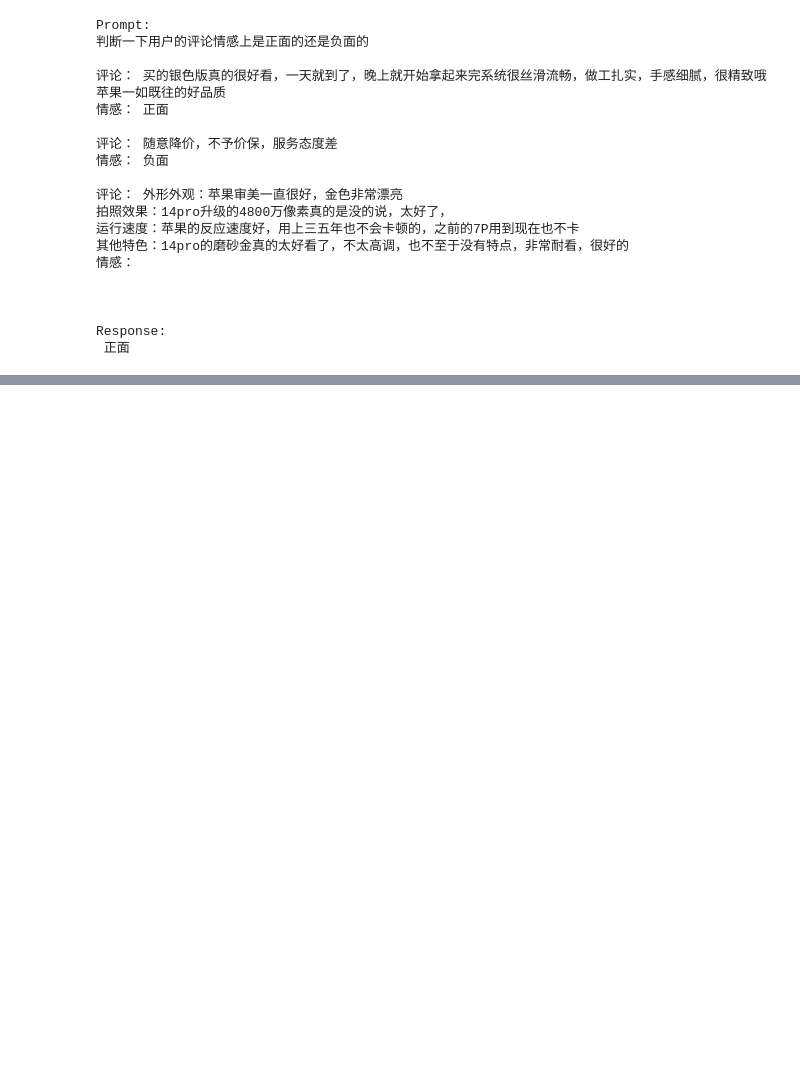
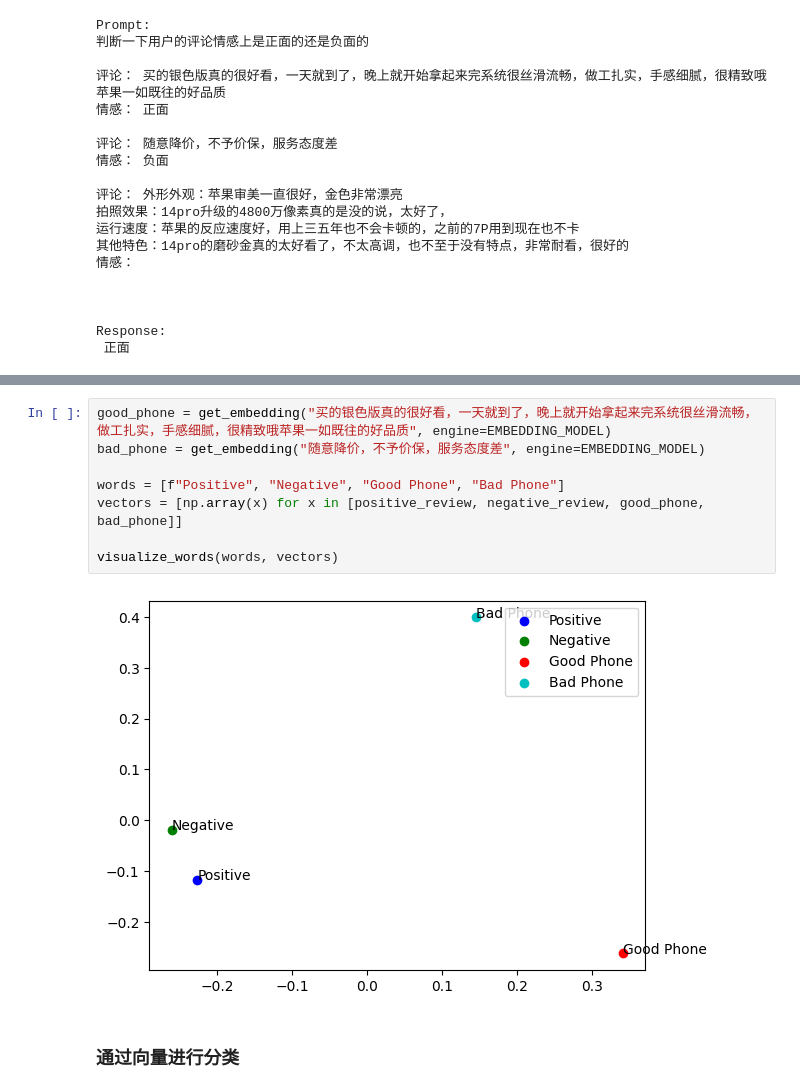
Before and after one commit to xuwenhao/mactalk-ai-course, a Jupyter notebook: week2.ipynb, the cells around one changed output, grey strips where cells are left out. Cells and saved outputs as stored; diff of their text form; blank space fills up the shorter version.

```diff
--- a/week2.ipynb
+++ b/week2.ipynb
@@ -203,0 +557,12 @@ Response:
+# %%
+good_phone = get_embedding("买的银色版真的很好看，一天就到了，晚上就开始拿起来完系统很丝滑流畅，做工扎实，手感细腻，很精致哦苹果一如既往的好品质", engine=EMBEDDING_MODEL)
+bad_phone = get_embedding("随意降价，不予价保，服务态度差", engine=EMBEDDING_MODEL)
+
+words = [f"Positive", "Negative", "Good Phone", "Bad Phone"]
+vectors = [np.array(x) for x in [positive_review, negative_review, good_phone, bad_phone]]
+
+visualize_words(words, vectors)
+# %% [output]
+[figure, added]
+# %% [markdown]
+### 通过向量进行分类
```
Also changed, not shown: parts of 28 cells of this notebook, 1 other file.
